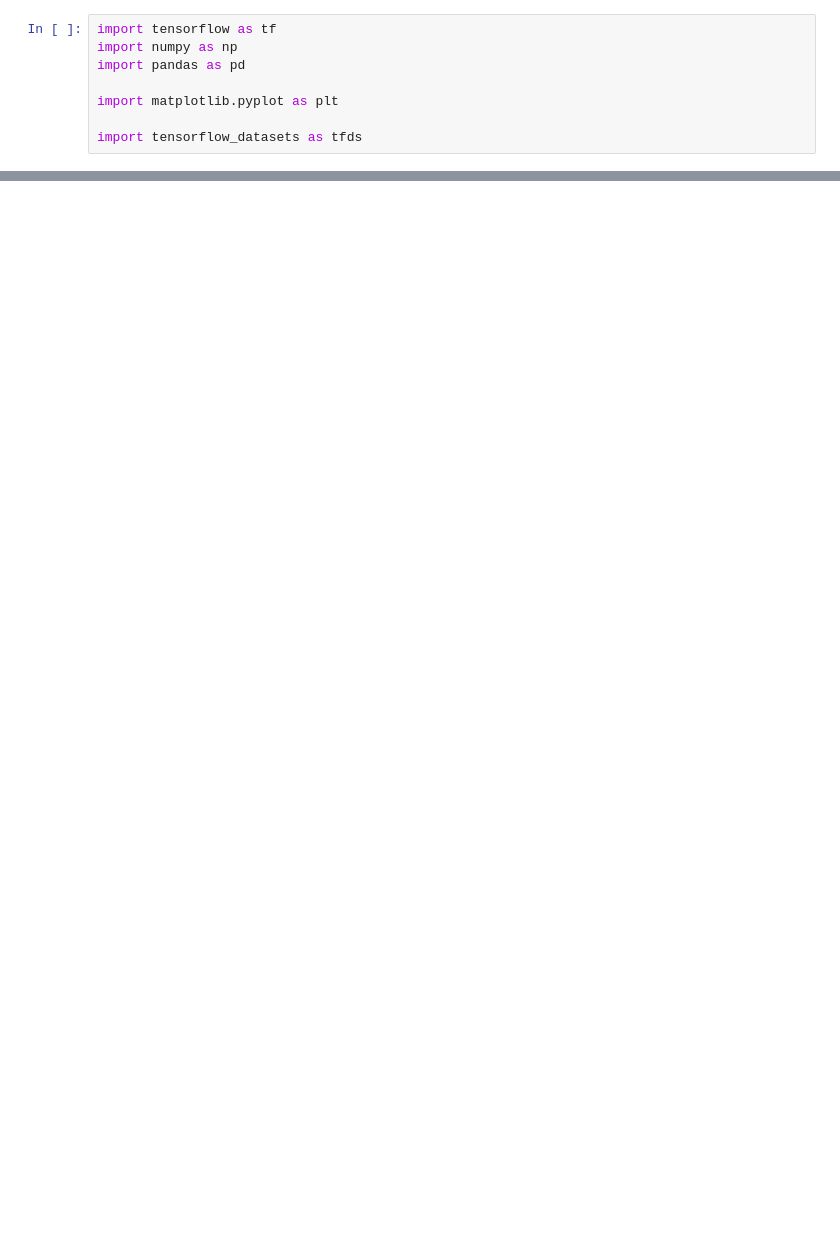
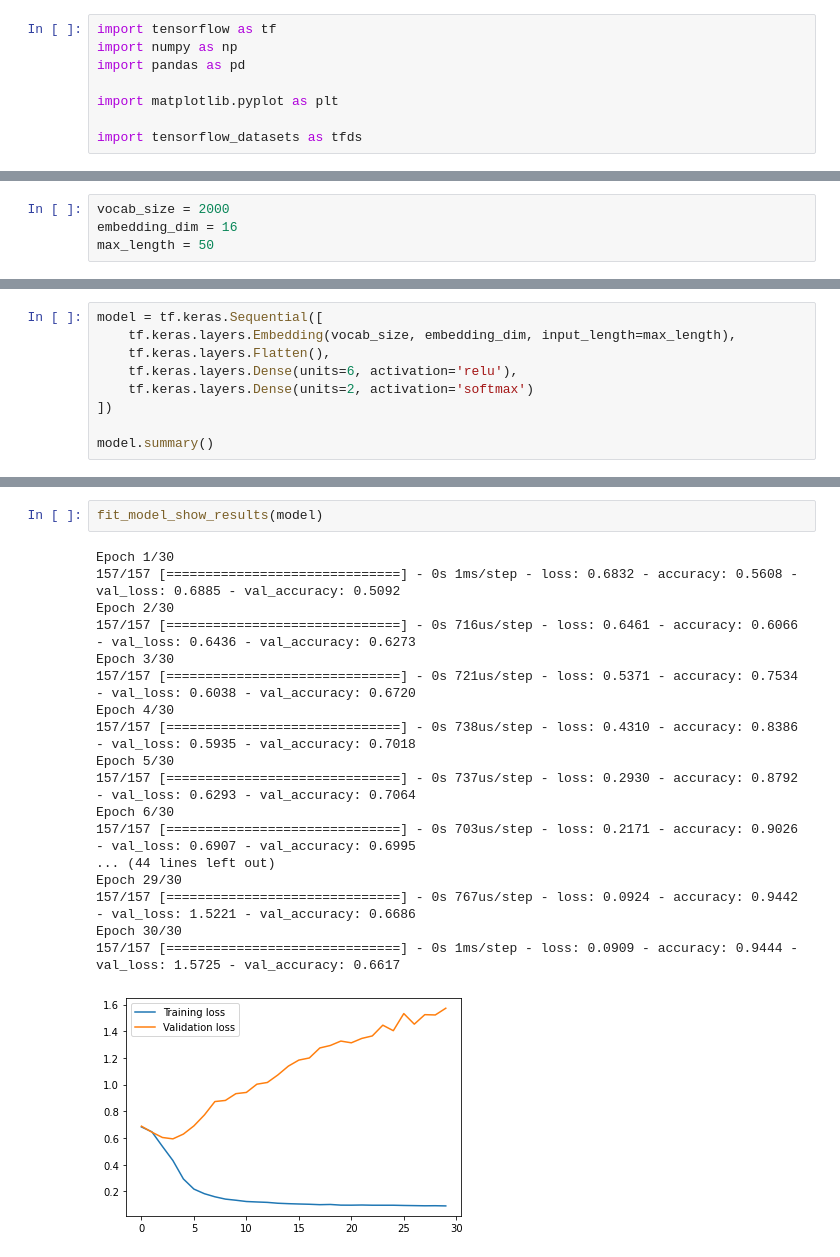
Before and after one commit to adeelahuma/adventures_with_tensorflow, a Jupyter notebook: stanford_sentiment_treebank.ipynb, the cells around one changed output, grey strips where cells are left out. Cells and saved outputs as stored; diff of their text form; blank space fills up the shorter version.

```diff
--- a/stanford_sentiment_treebank.ipynb
+++ b/stanford_sentiment_treebank.ipynb
@@ -13,0 +75,4 @@ ImportError: IProgress not found. Please update jupyter and ipywidgets. See http
+# %%
+vocab_size = 2000
+embedding_dim = 16
+max_length = 50
@@ -13,0 +156,9 @@ ImportError: IProgress not found. Please update jupyter and ipywidgets. See http
+# %%
+model = tf.keras.Sequential([
+    tf.keras.layers.Embedding(vocab_size, embedding_dim, input_length=max_length),
+    tf.keras.layers.Flatten(),
+    tf.keras.layers.Dense(units=6, activation='relu'),
+    tf.keras.layers.Dense(units=2, activation='softmax')
+])
+
+model.summary()
@@ -13,0 +182,21 @@ ImportError: IProgress not found. Please update jupyter and ipywidgets. See http
+# %%
+fit_model_show_results(model)
+# %% [output]
+Epoch 1/30
+157/157 [==============================] - 0s 1ms/step - loss: 0.6832 - accuracy: 0.5608 - val_loss: 0.6885 - val_accuracy: 0.5092
+Epoch 2/30
+157/157 [==============================] - 0s 716us/step - loss: 0.6461 - accuracy: 0.6066 - val_loss: 0.6436 - val_accuracy: 0.6273
+Epoch 3/30
+157/157 [==============================] - 0s 721us/step - loss: 0.5371 - accuracy: 0.7534 - val_loss: 0.6038 - val_accuracy: 0.6720
+Epoch 4/30
+157/157 [==============================] - 0s 738us/step - loss: 0.4310 - accuracy: 0.8386 - val_loss: 0.5935 - val_accuracy: 0.7018
+Epoch 5/30
+157/157 [==============================] - 0s 737us/step - loss: 0.2930 - accuracy: 0.8792 - val_loss: 0.6293 - val_accuracy: 0.7064
+Epoch 6/30
+157/157 [==============================] - 0s 703us/step - loss: 0.2171 - accuracy: 0.9026 - val_loss: 0.6907 - val_accuracy: 0.6995
+... (44 lines left out)
+Epoch 29/30
+157/157 [==============================] - 0s 767us/step - loss: 0.0924 - accuracy: 0.9442 - val_loss: 1.5221 - val_accuracy: 0.6686
+Epoch 30/30
+157/157 [==============================] - 0s 1ms/step - loss: 0.0909 - accuracy: 0.9444 - val_loss: 1.5725 - val_accuracy: 0.6617
+[figure, added]
```
Also changed, not shown: parts of 39 cells of this notebook.
